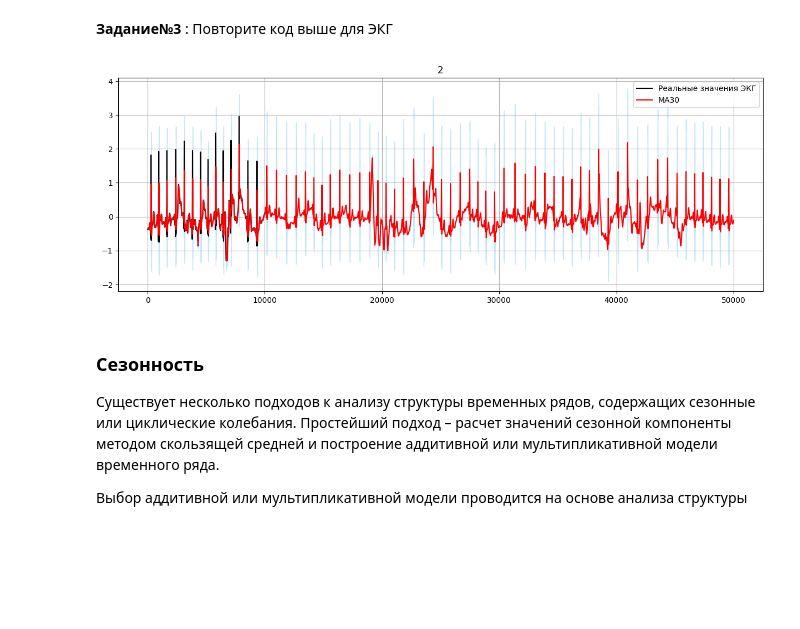
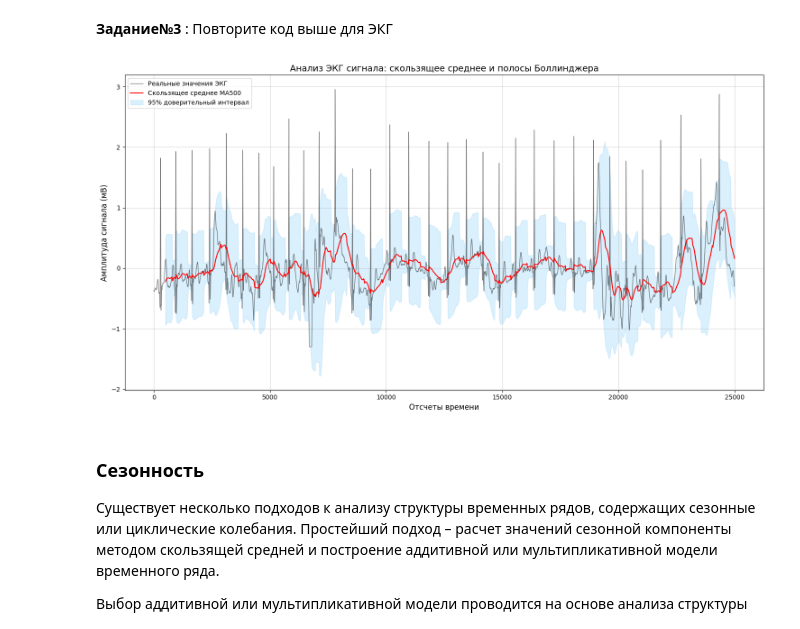
Before and after one commit to NiKEiTz/time_series, a Jupyter notebook: practice2.ipynb, the cells around one changed output. Saved outputs shown, nothing was run; the diff lists cells and outputs as text; code cells hidden in the pictures; blank space fills up the shorter version.

```diff
--- a/practice2.ipynb
+++ b/practice2.ipynb
@@ -374,41 +373,59 @@ plt.show()
 # %%
 # ваш код здесь (ЭКГ)
 
-# указываем размер окна
-window = 30
+# указываем размер окна (большое, так как на 30 вообще всё узко)
+window = 500
 
-# вычисляем скользящее среднее и стандартное отклонение
+# Получаем сигнал ЭКГ (признак "2")
+ekg_signal = tsdf_c["2"]
+
+# вычисляем скользящее среднее и стандартное отклонение у ЭКГ
 rolling_mean = ekg_signal.rolling(window=window).mean()
 rolling_std = ekg_signal.rolling(window=window).std()
 
+# Создали график
+plt.figure(figsize=(15,8))
 
-# Отображаем первые 10000 точек для наглядности (ЭКГ очень длинный)
-plot_length = min(10000, len(ekg_signal))
+# Отображаем первые 25000 точек, так как сигнал длинный и из-за масштаба всё сильно сужается
+plot_length = min(25000, len(ekg_signal))
 x_values = range(plot_length)
 
-plt.figure(figsize=(15,5))
-plt.title(ekg_signal.name)
+
+# Реальные значения (черная линия)
 plt.plot(x_values, ekg_signal[:plot_length],
          label='Реальные значения ЭКГ',
-         color="black")
+         color='black',
+         alpha=0.5,
+         linewidth=1.0)
 
-# отрисовываем скользящее среднее
-plt.plot(rolling_mean, 'g', label='MA'+str(window),
-             color="red")
+# Скользящее среднее (красная плавная линия)
+plt.plot(x_values, rolling_mean[:plot_length],
+         label=f'Скользящее среднее MA{window}',
+         color='red',
+         linewidth=1.5)
 
 # отрисовываем верхний и нижний интервалы
 lower_bound = rolling_mean - (1.96 * rolling_std)
 upper_bound = rolling_mean + (1.96 * rolling_std)
 
-plt.fill_between(x=ekg_signal.index, y1=lower_bound, y2=upper_bound,
-                 color='lightskyblue', alpha=0.4)
-plt.legend(loc='best')
+# Доверительный интервал (голубая зона)
+plt.fill_between(x=x_values,
+                 y1=lower_bound[:plot_length],
+                 y2=upper_bound[:plot_length],
+                 color='lightskyblue',
+                 alpha=0.3,
+                 label='95% доверительный интервал')
 
-# показываем сетку на графике
-plt.grid(True)
+# Настройки графика
+plt.title('Анализ ЭКГ сигнала: скользящее среднее и полосы Боллинджера', fontsize=14)
+plt.xlabel('Отсчеты времени', fontsize=12)
+plt.ylabel('Амплитуда сигнала (мВ)', fontsize=12)
+plt.legend(loc='best', fontsize=10)
+plt.grid(True, alpha=0.5)
+plt.tight_layout()
 plt.show()
 # %% [output]
-[figure, old version]
+[figure, new version]
 # %% [markdown]
 
 ### Сезонность  <a class="anchor" id="season"></a>
```
Also changed, not shown: parts of 2 cells of this notebook.
